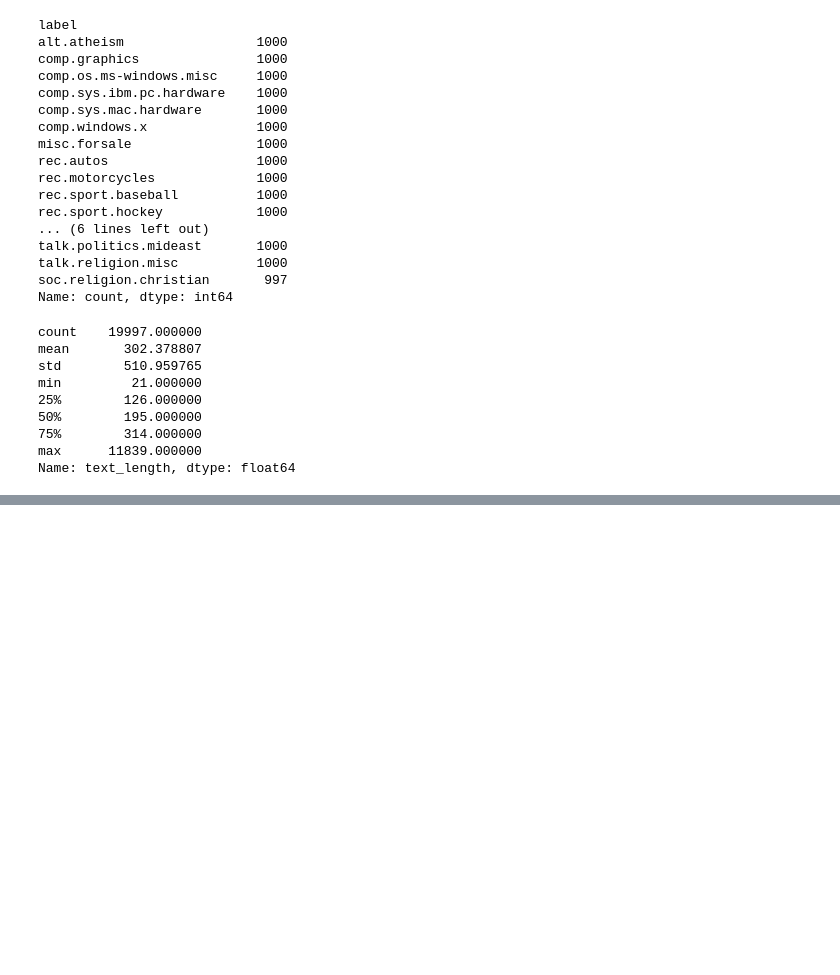
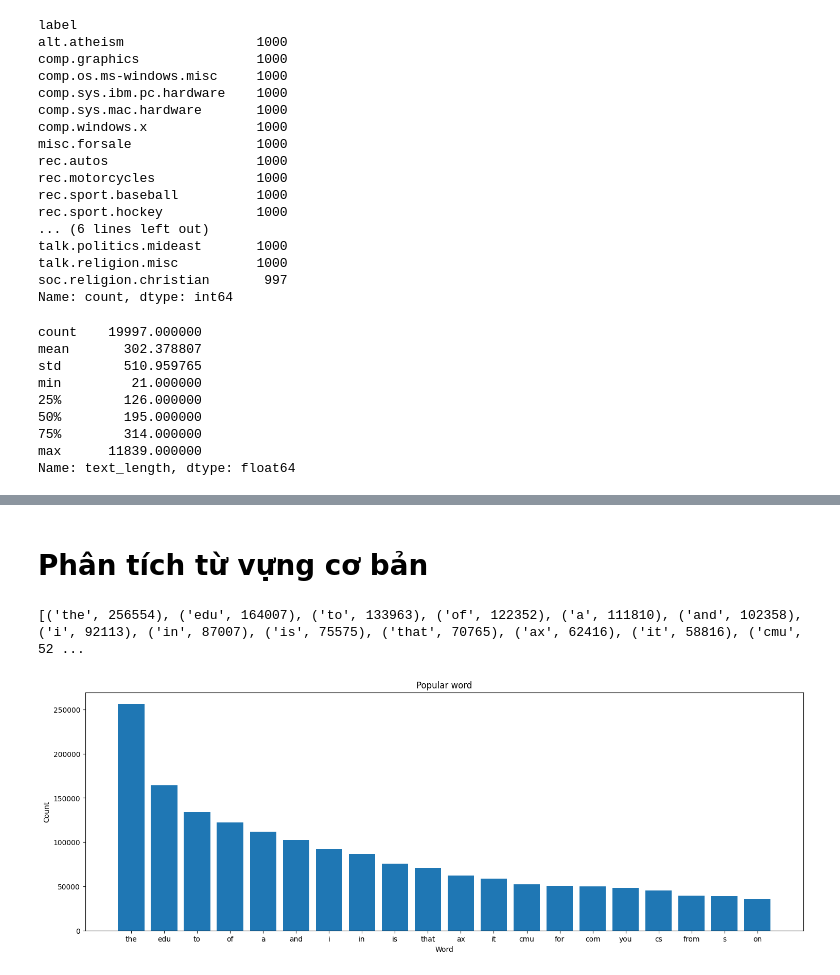
Before and after one commit to jien0404/20_NewsGroups_Project2, a Jupyter notebook: notebooks/1_EDA.ipynb, the cells around one changed output, grey strips where cells are left out. Saved outputs shown, nothing was run; the diff lists cells and outputs as text; code cells hidden in the pictures; blank space fills up the shorter version.

```diff
--- a/notebooks/1_EDA.ipynb
+++ b/notebooks/1_EDA.ipynb
@@ -60,0 +114,28 @@ Name: text_length, dtype: float64
+# %% [markdown]
+# Phân tích từ vựng cơ bản
+# %%
+import re
+
+df['tokens'] = df['text'].apply(lambda x: re.findall(r'\w+', x.lower()))
+# %%
+from collections import Counter
+
+all_words = []
+df['tokens'].apply(lambda x: all_words.extend(x))
+word_freq = Counter(all_words)
+print(word_freq.most_common(50))
+# %% [output]
+[('the', 256554), ('edu', 164007), ('to', 133963), ('of', 122352), ('a', 111810), ('and', 102358), ('i', 92113), ('in', 87007), ('is', 75575), ('that', 70765), ('ax', 62416), ('it', 58816), ('cmu', 52 ...
+# %%
+# Tách danh sách từ và số lần xuất hiện
+words, counts = zip(*word_freq.most_common(20))
+
+# Vẽ biểu đồ
+plt.figure(figsize=(18, 6))
+plt.bar(words, counts)
+plt.title("Popular word")
+plt.xlabel("Word")
+plt.ylabel("Count")
+plt.show()
+# %% [output]
+[figure, added]
```
Also changed, not shown: parts of 5 cells of this notebook, 3 other files.
